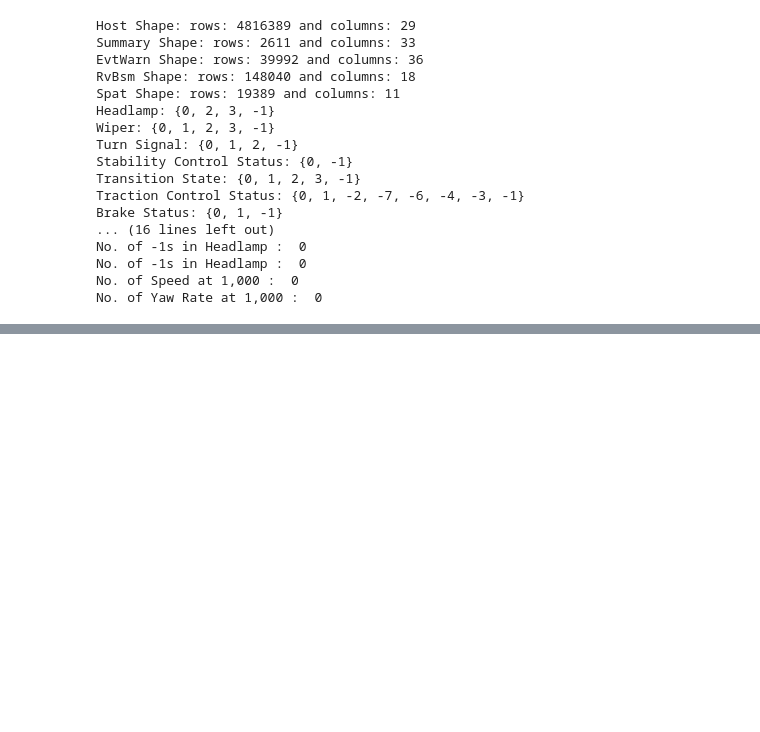
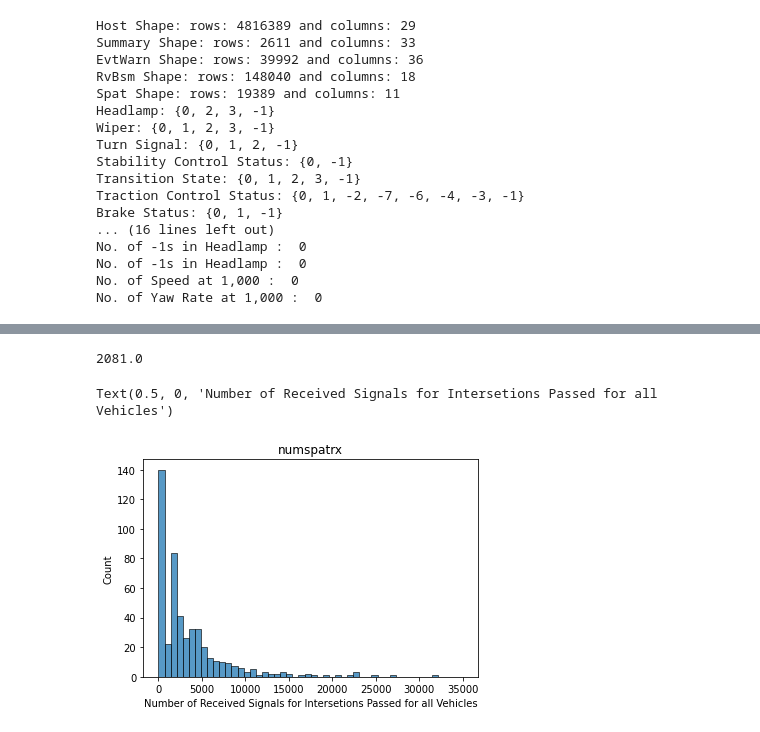
Before and after one commit to caroline-eggett/honda-interaction-analysis-hackathon, a Jupyter notebook: r_Exploratory.ipynb, the cells around one changed output, grey strips where cells are left out. Cells and saved outputs as stored; diff of their text form; code cells hidden in the pictures; blank space fills up the shorter version.

```diff
--- a/r_Exploratory.ipynb
+++ b/r_Exploratory.ipynb
@@ -105,6 +101,14 @@ plt.hist(x = df_summary["numshadowbsmrx"], bins = 1)
-# %%
-#Num Spat Rx
-#Removing negative value from the column numnormalbsmrx
-df_summary.drop(df_summary.index[df_summary['numnormalbsmrx'] == '-31876'], inplace = True)
-df_summary.drop(df_summary.index[df_summary['numnormalbsmrx'] == '-29547'], inplace = True)
-df_summary.drop(df_summary.index[df_summary['numnormalbsmrx'] == '-27465'], inplace = True)
+# %%
+#Num Spat Rx
+#Removing negative value from the column numnormalbsmrx using a subset
+df_summary_subset = df_summary[df_summary['numspatrx']>= 0]
+df_summary_subset.head()
+median = df_summary_subset['numspatrx'].median()
+print(median)
+
+numinforms = sns.histplot(x='numspatrx', data=df_summary_subset, bins=50, binrange=(0, 35000)).set(title = "numspatrx")
+plt.xlabel("Number of Received Signals for Intersetions Passed for all Vehicles")
+# %% [output]
+2081.0
+Text(0.5, 0, 'Number of Received Signals for Intersetions Passed for all Vehicles')
+[figure, added]
```
Also changed, not shown: parts of 9 cells of this notebook.
